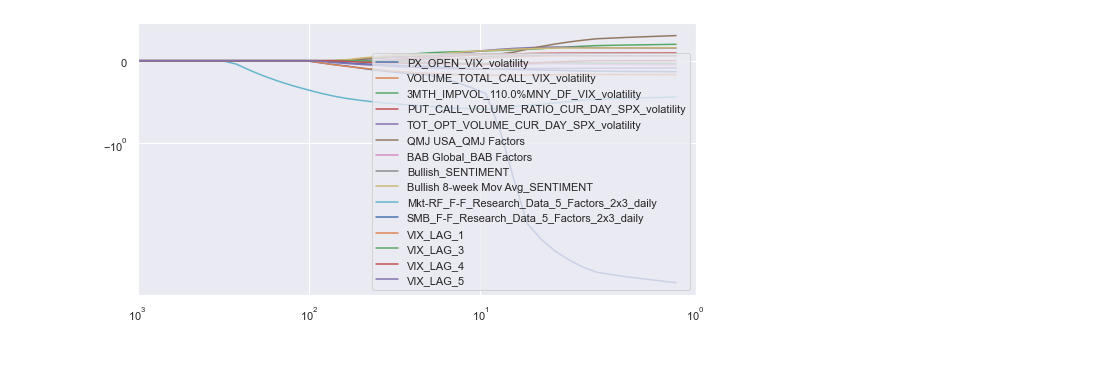
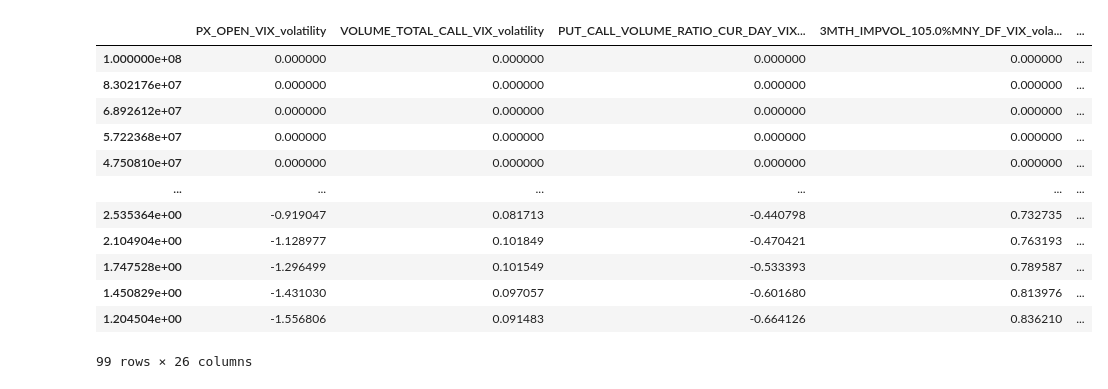
Before and after one commit to g0bel1n/VIX_predictions, a Jupyter notebook: analysis/lasso_feature_selection_graphics.ipynb, the cells around one changed output. Cells and saved outputs as stored; diff of their text form; code cells hidden in the pictures; blank space fills up the shorter version.

```diff
--- a/analysis/lasso_feature_selection_graphics.ipynb
+++ b/analysis/lasso_feature_selection_graphics.ipynb
@@ -69,7 +68,21 @@ plt.show()
 # %%
 first_cols = coeff_df[coeff_df['Valid cols']==15][coeff_df!=0].dropna(axis=1).columns
 
-plot = coeff_df[first_cols].drop("Valid cols", axis=1).plot( logx='sym', logy='sym', xlim=[1e3, 1])
+plot = coeff_df[first_cols].drop("Valid cols", axis=1)
 plt.show()
-# %% [output]
-[figure, removed]
+# %%
+plot
+# %% [output]
+|  | PX_OPEN_VIX_volatility | VOLUME_TOTAL_CALL_VIX_volatility | PUT_CALL_VOLUME_RATIO_CUR_DAY_VIX... | 3MTH_IMPVOL_105.0%MNY_DF_VIX_vola... | ... |
+| 1.000000e+08 | 0.000000 | 0.000000 | 0.000000 | 0.000000 | ... |
+| 8.302176e+07 | 0.000000 | 0.000000 | 0.000000 | 0.000000 | ... |
+| 6.892612e+07 | 0.000000 | 0.000000 | 0.000000 | 0.000000 | ... |
+| 5.722368e+07 | 0.000000 | 0.000000 | 0.000000 | 0.000000 | ... |
+| 4.750810e+07 | 0.000000 | 0.000000 | 0.000000 | 0.000000 | ... |
+| ... | ... | ... | ... | ... | ... |
+| 2.535364e+00 | -0.919047 | 0.081713 | -0.440798 | 0.732735 | ... |
+| 2.104904e+00 | -1.128977 | 0.101849 | -0.470421 | 0.763193 | ... |
+| 1.747528e+00 | -1.296499 | 0.101549 | -0.533393 | 0.789587 | ... |
+| 1.450829e+00 | -1.431030 | 0.097057 | -0.601680 | 0.813976 | ... |
+| 1.204504e+00 | -1.556806 | 0.091483 | -0.664126 | 0.836210 | ... |
+99 rows × 26 columns
```
Also changed, not shown: parts of 4 cells of this notebook.
